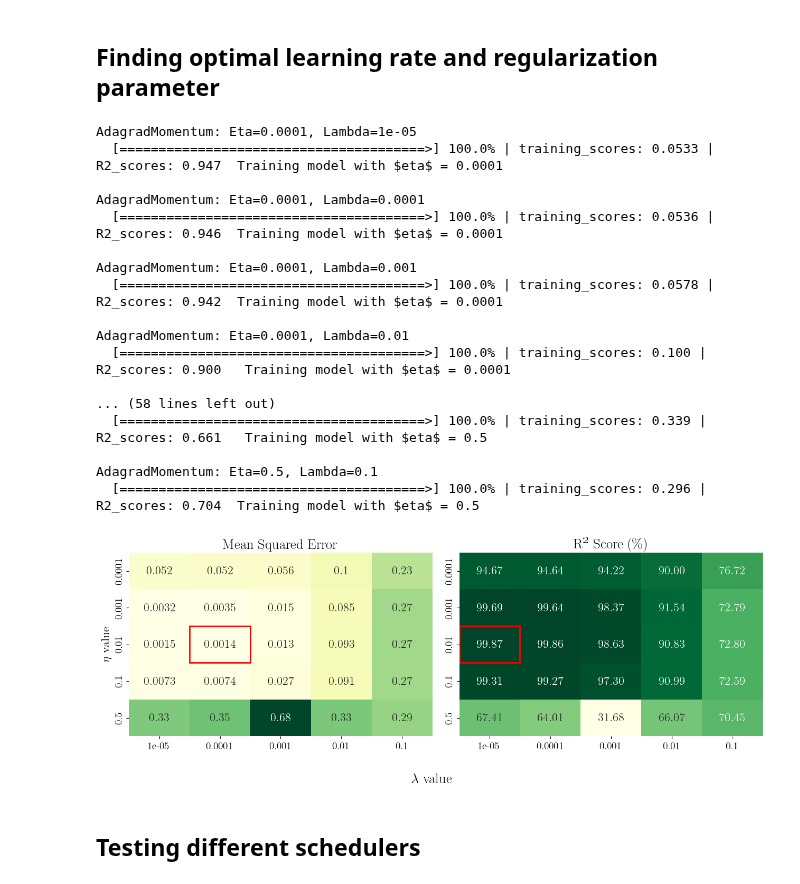
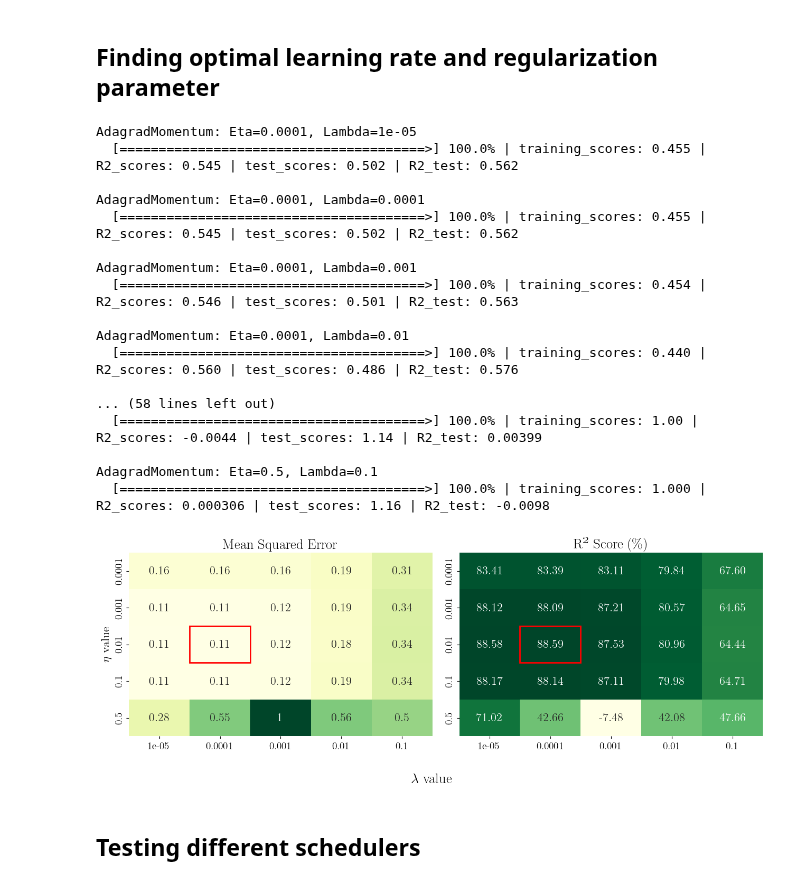
Before and after one commit to Oskar-Idland/FYS-STK4155-Projects, a Jupyter notebook: Project_2/src/b.ipynb, the cells around one changed output. Drawn from its saved outputs; the diff is of its cells as text; code cells hidden in the pictures.

```diff
--- a/Project_2/src/b.ipynb
+++ b/Project_2/src/b.ipynb
@@ -24,14 +26,15 @@ seed = 42069
 np.random.seed(seed)
 
 
-N  = 100
+N  = 25
 
 x = np.linspace(0, 1, N)
 y = np.linspace(0, 1, N)
 yy, xx = np.meshgrid(x, y)
 
 zz = FrankeFunction(xx, yy)
-target = zz.reshape(-1,1)
+# target = zz.reshape(-1,1)
+target = (zz + 0.1*np.random.randn(N,N)).reshape(-1,1)
 
 target = (target - np.mean(target)) / np.std(target)
 # %%
@@ -83,6 +85,8 @@ scores = model.fit(
 	epochs=epochs,
 	batches=batches,
 	lmbda=lmbda,
+	X_test=X_test_scaled,
+	y_test=z_test_scaled,
 	)
 # %% [output]
 AdagradMomentum: Eta=0.15, Lambda=1e-05
@@ -170,6 +178,7 @@ batches_list = [1, 10, 20, 50, 100]
 MSE_scores_1 = np.zeros([len(epochs_list), len(batches_list)])
 R2_scores_1 = np.zeros([len(epochs_list), len(batches_list)])
 MSE_test_1 = np.zeros([len(epochs_list), len(batches_list)])
+R2_test_1 = np.zeros([len(epochs_list), len(batches_list)])
 
 for i, n_epochs in enumerate(epochs_list):
 	for j, n_batches in enumerate(batches_list):
@@ -182,14 +191,15 @@ for i, n_epochs in enumerate(epochs_list):
 			epochs=n_epochs,
 			batches= n_batches,
 			lmbda=lmbda,
+			X_test=X_test_scaled,
+			y_test=z_test_scaled,
 			)
 		print(f"Training model with {n_epochs} epochs and {n_batches} batches\n")
 		# Store the final value
 		MSE_scores_1[i][j] = scores["cost"][-1]
 		R2_scores_1[i][j] = scores["R2"][-1]
 
-		test_pred = model.predict(X_test_scaled)
-		test_pred = scaler_z.inverse_transform(test_pred)
-		MSE_test_1[i][j] = MSE(test_pred, z_test)
+		MSE_test_1[i][j] = scores["test_cost"][-1]
+		R2_test_1[i][j] = scores["test_R2"][-1]
 # %% [output]
 AdagradMomentum: Eta=0.15, Lambda=0.001
@@ -267,6 +277,7 @@ lmbdas_list = [0.00001, 0.0001, 0.001, 0.01, 0.1]
 MSE_scores_2 = np.zeros([len(etas_list), len(lmbdas_list)])
 R2_scores_2 = np.zeros([len(etas_list), len(lmbdas_list)])
 MSE_test_2 = np.zeros([len(etas_list), len(lmbdas_list)])
+R2_test_2 = np.zeros([len(etas_list), len(lmbdas_list)])
 
 for i, n_eta in enumerate(etas_list):
 	for j, n_lmbda in enumerate(lmbdas_list):
@@ -279,79 +290,80 @@ for i, n_eta in enumerate(etas_list):
 			epochs=epochs,
 			batches=batches,
 			lmbda=n_lmbda,
+			X_test=X_test_scaled,
+			y_test=z_test_scaled,
 			)
-		print(f"Training model with $eta$ = {n_eta}\n")
+		print(f"\n")
 
-		test_pred = model.predict(X_test_scaled)
-		test_pred = scaler_z.inverse_transform(test_pred)
-		MSE_test_2[i][j] = MSE(test_pred, z_test)
 
 		# Store the final value
 		MSE_scores_2[i][j] = scores["cost"][-1]
 		R2_scores_2[i][j] = scores["R2"][-1]
+		MSE_test_2[i][j] = scores["test_cost"][-1]
+		R2_test_2[i][j] = scores["test_R2"][-1]
 # %% [output]
 AdagradMomentum: Eta=0.0001, Lambda=1e-05
-  [=======================================>] 100.0% | training_scores: 0.0533 | R2_scores: 0.947  Training model with $eta$ = 0.0001
+  [=======================================>] 100.0% | training_scores: 0.455 | R2_scores: 0.545 | test_scores: 0.502 | R2_test: 0.562
 
 AdagradMomentum: Eta=0.0001, Lambda=0.0001
-  [=======================================>] 100.0% | training_scores: 0.0536 | R2_scores: 0.946  Training model with $eta$ = 0.0001
+  [=======================================>] 100.0% | training_scores: 0.455 | R2_scores: 0.545 | test_scores: 0.502 | R2_test: 0.562
 
 AdagradMomentum: Eta=0.0001, Lambda=0.001
-  [=======================================>] 100.0% | training_scores: 0.0578 | R2_scores: 0.942  Training model with $eta$ = 0.0001
+  [=======================================>] 100.0% | training_scores: 0.454 | R2_scores: 0.546 | test_scores: 0.501 | R2_test: 0.563
 
 AdagradMomentum: Eta=0.0001, Lambda=0.01
-  [=======================================>] 100.0% | training_scores: 0.100 | R2_scores: 0.900   Training model with $eta$ = 0.0001
+  [=======================================>] 100.0% | training_scores: 0.440 | R2_scores: 0.560 | test_scores: 0.486 | R2_test: 0.576
 
 ... (58 lines left out)
-  [=======================================>] 100.0% | training_scores: 0.339 | R2_scores: 0.661   Training model with $eta$ = 0.5
+  [=======================================>] 100.0% | training_scores: 1.00 | R2_scores: -0.0044 | test_scores: 1.14 | R2_test: 0.00399
 
 AdagradMomentum: Eta=0.5, Lambda=0.1
-  [=======================================>] 100.0% | training_scores: 0.296 | R2_scores: 0.704  Training model with $eta$ = 0.5
+  [=======================================>] 100.0% | training_scores: 1.000 | R2_scores: 0.000306 | test_scores: 1.16 | R2_test: -0.0098
 # %%
 fig, axs = plt.subplots(1, 2, figsize=(13, 5))
 
 # Create masks for highlighting
 mse_mask = np.zeros_like(MSE_test_2, dtype=bool)
-r2_mask = np.zeros_like(R2_scores_2, dtype=bool)
+r2_mask = np.zeros_like(R2_test_2, dtype=bool)
 
 # Set mask values using the optimal indices
 mse_idx = np.unravel_index(np.argmin(MSE_test_2), MSE_test_2.shape)
-r2_idx = np.unravel_index(np.argmax(R2_scores_2), R2_scores_2.shape)
+r2_idx = np.unravel_index(np.argmax(R2_test_2), R2_test_2.shape)
 
 # Plot MSE heatmap
 sns.heatmap(MSE_test_2,
             cmap="YlGn",
             xticklabels=lmbdas_list,
             yticklabels=etas_list,
             annot=True,
             ax=axs[0],
             cbar=False,
 		)
 axs[0].add_patch(plt.Rectangle((mse_idx[1], mse_idx[0]), 1, 1, fill=False, edgecolor='red', lw=2))
 
 # Plot R2 heatmap
-sns.heatmap(R2_scores_2,
+sns.heatmap(R2_test_2,
             cmap="YlGn",
             xticklabels=lmbdas_list,
             yticklabels=etas_list,
             annot=True,
     	    	ax=axs[1],
             fmt=".2%",
             cbar=False,
 		)
 
 axs[1].add_patch(plt.Rectangle((r2_idx[1], r2_idx[0]), 1, 1, fill=False, edgecolor='red', lw=2))
 
 # Customize titles and labels
 axs[0].set_title("Mean Squared Error")
 axs[1].set_title("R² Score (\%)")
 axs[0].set_ylabel(r"$\eta$ value")
 fig.supxlabel(r"$\lambda$ value")
 plt.tight_layout()
 
 plt.show()
 # %% [output]
-[figure, old version]
+[figure, new version]
 # %% [markdown]
 ## Testing different schedulers
 # %%
```
Also changed, not shown: parts of 17 cells of this notebook, 6 other files.
